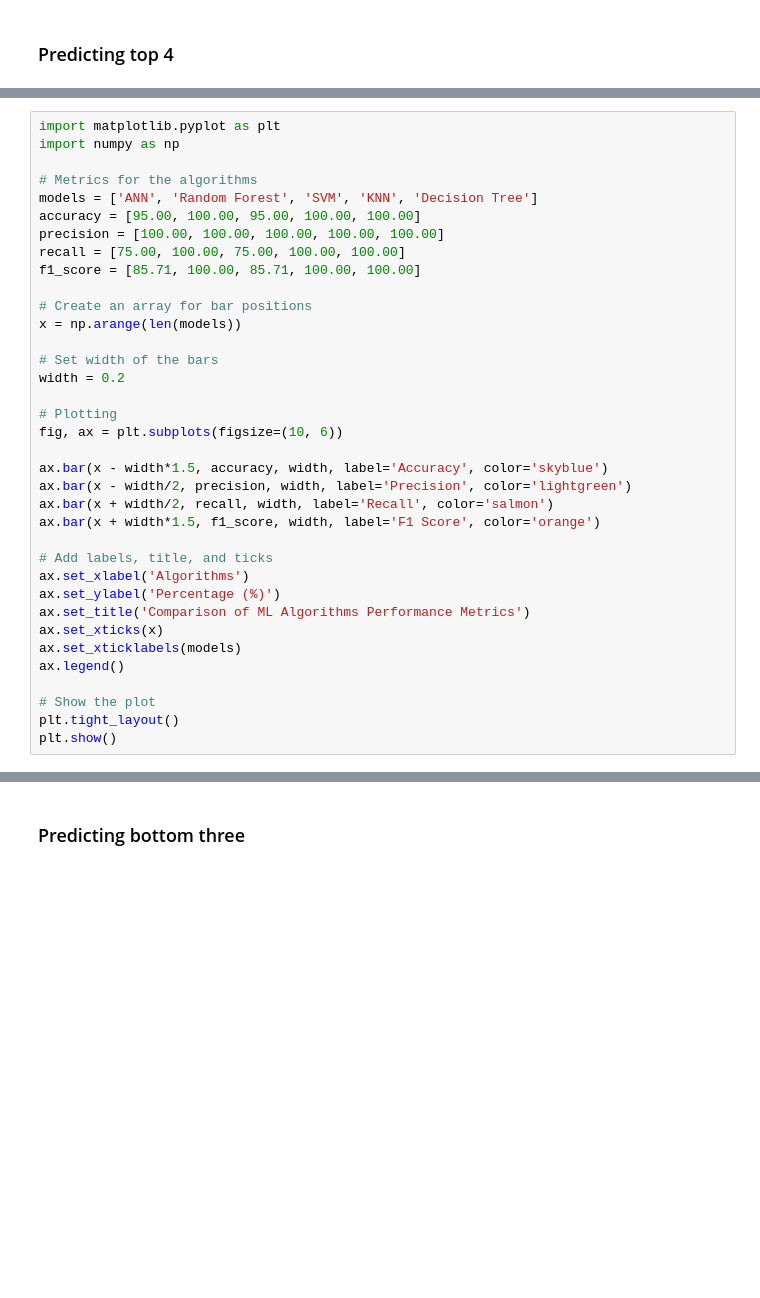
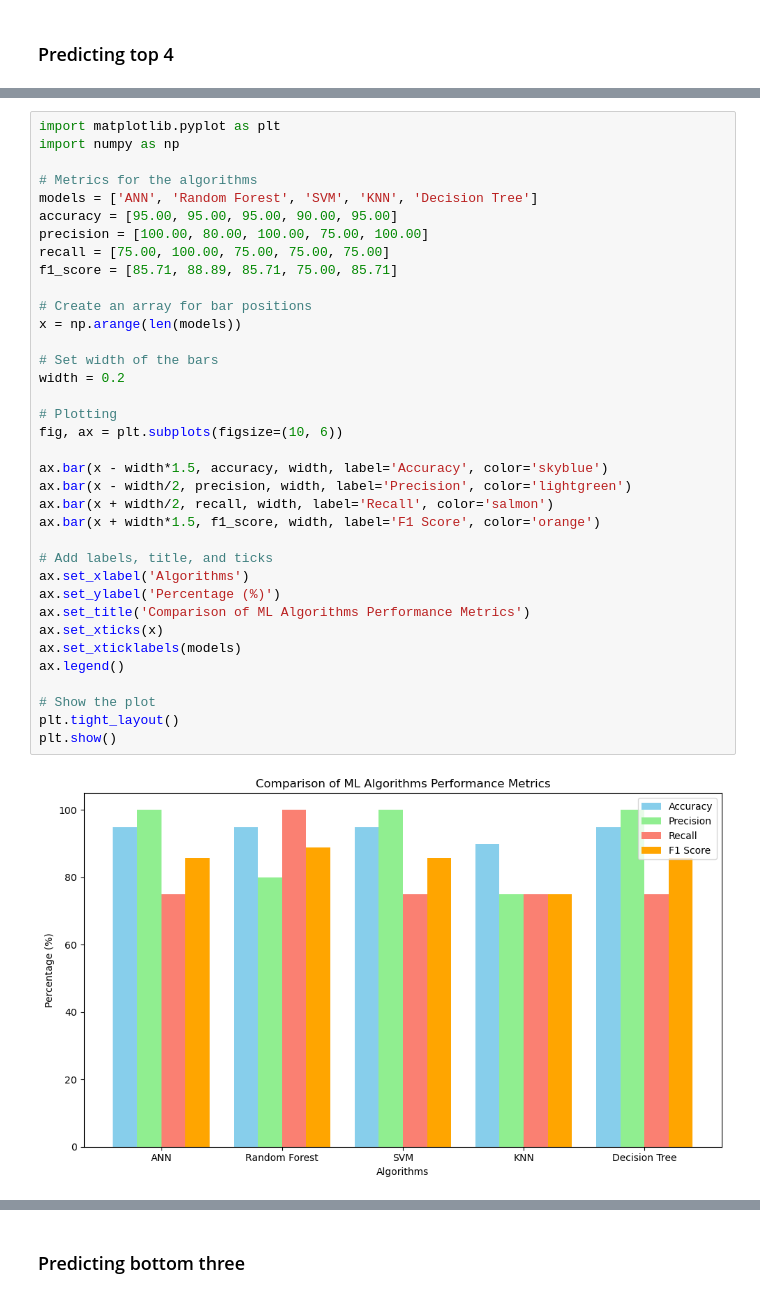
Before and after one commit to GodwinBentum/new-e-prem, a Jupyter notebook: epl-standings-predictions.ipynb, the cells around one changed output, grey strips where cells are left out. Saved outputs shown, nothing was run; the diff lists cells and outputs as text; blank space fills up the shorter version.

```diff
--- a/epl-standings-predictions.ipynb
+++ b/epl-standings-predictions.ipynb
@@ -632,36 +995,38 @@ import matplotlib.pyplot as plt
 import numpy as np
 
 # Metrics for the algorithms
 models = ['ANN', 'Random Forest', 'SVM', 'KNN', 'Decision Tree']
-accuracy = [95.00, 100.00, 95.00, 100.00, 100.00]
-precision = [100.00, 100.00, 100.00, 100.00, 100.00]
-recall = [75.00, 100.00, 75.00, 100.00, 100.00]
-f1_score = [85.71, 100.00, 85.71, 100.00, 100.00]
+accuracy = [95.00, 95.00, 95.00, 90.00, 95.00]
+precision = [100.00, 80.00, 100.00, 75.00, 100.00]
+recall = [75.00, 100.00, 75.00, 75.00, 75.00]
+f1_score = [85.71, 88.89, 85.71, 75.00, 85.71]
 
 # Create an array for bar positions
 x = np.arange(len(models))
 
 # Set width of the bars
 width = 0.2
 
 # Plotting
 fig, ax = plt.subplots(figsize=(10, 6))
 
 ax.bar(x - width*1.5, accuracy, width, label='Accuracy', color='skyblue')
 ax.bar(x - width/2, precision, width, label='Precision', color='lightgreen')
 ax.bar(x + width/2, recall, width, label='Recall', color='salmon')
 ax.bar(x + width*1.5, f1_score, width, label='F1 Score', color='orange')
 
 # Add labels, title, and ticks
 ax.set_xlabel('Algorithms')
 ax.set_ylabel('Percentage (%)')
 ax.set_title('Comparison of ML Algorithms Performance Metrics')
 ax.set_xticks(x)
 ax.set_xticklabels(models)
 ax.legend()
 
 # Show the plot
 plt.tight_layout()
 plt.show()
+# %% [output]
+[figure, added]
 # %%
 plt.savefig('/kaggle/working/plot.png', format='png')
```
Also changed, not shown: parts of 49 cells of this notebook.
